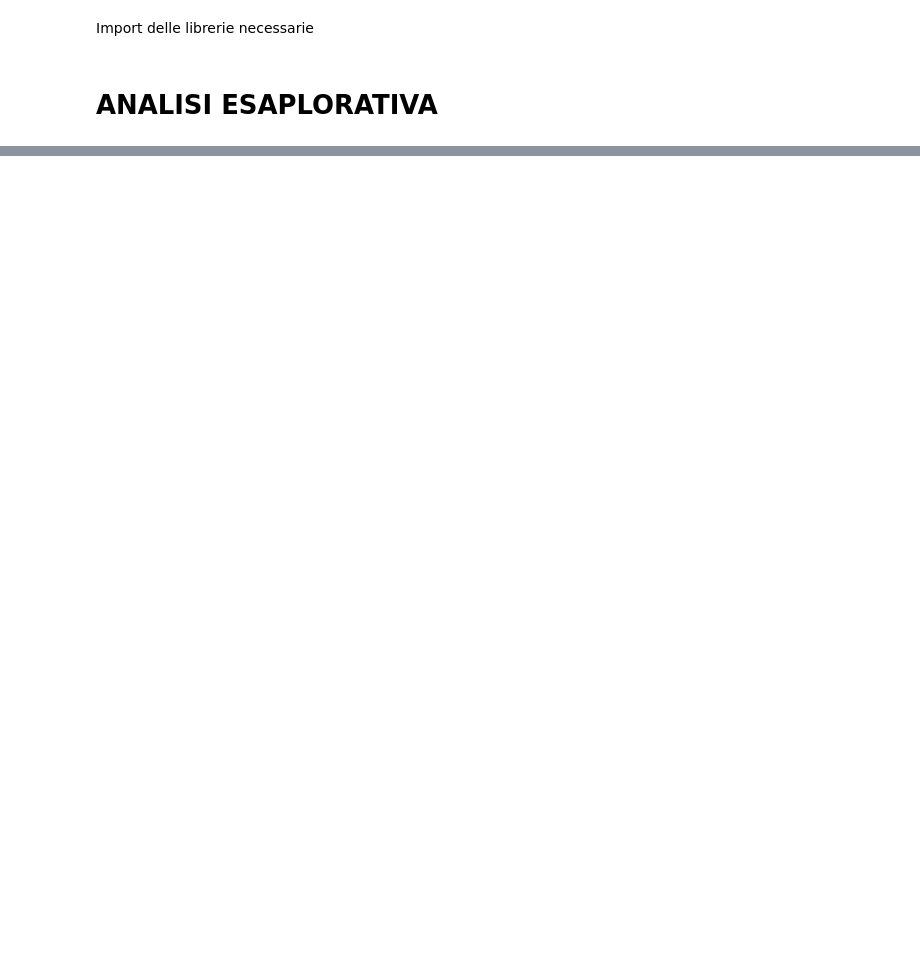
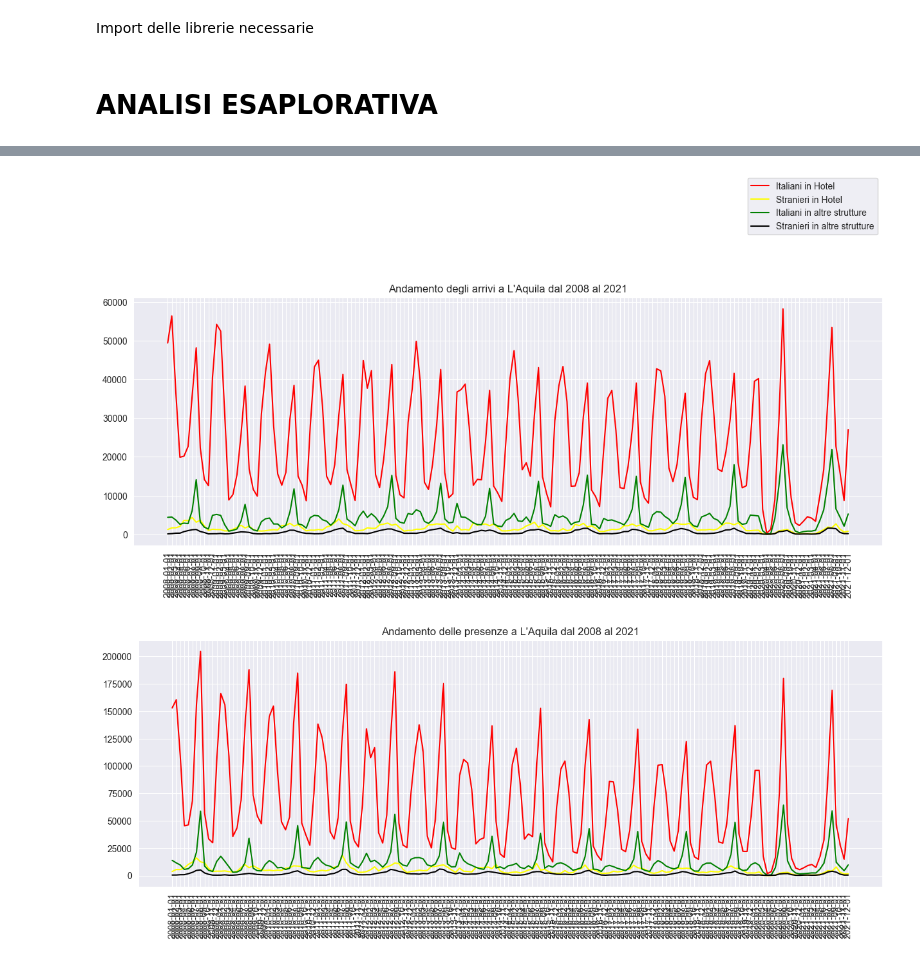
Before and after one commit to FedericoFornone/Laboratorio_Integrato, a Jupyter notebook: data_analysis/eda_province.ipynb, the cells around one changed output, grey strips where cells are left out. Cells and saved outputs as stored; diff of their text form; code cells hidden in the pictures; blank space fills up the shorter version.

```diff
--- a/data_analysis/eda_province.ipynb
+++ b/data_analysis/eda_province.ipynb
@@ -191,0 +149,24 @@ ModuleNotFoundError: No module named 'skforecast'
+# %%
+plt.figure(figsize=(15,5))
+plt.xticks(rotation=90)
+arrivals_aquila = Plot(mask_laq_hotel_ita.Date.size, mask_laq_hotel_ita['Arrivals'].size)
+arrivals_aquila.tracciato(mask_laq_hotel_ita.Date, mask_laq_hotel_ita['Arrivals'], "Italiani in Hotel", "red")
+arrivals_aquila.tracciato(mask_laq_hotel_ita.Date, mask_laq_hotel_ext['Arrivals'], "Stranieri in Hotel", "yellow")
+arrivals_aquila.tracciato(mask_laq_hotel_ita.Date, mask_laq_nothotel_ita['Arrivals'], "Italiani in altre strutture", "green")
+arrivals_aquila.tracciato(mask_laq_hotel_ita.Date, mask_laq_nothotel_ext['Arrivals'], "Stranieri in altre strutture", "black")
+plt.title("Andamento degli arrivi a L'Aquila dal 2008 al 2021")
+plt.legend(bbox_to_anchor=(1, 1.50))
+plt.show()
+
+plt.figure(figsize=(15,5))
+plt.xticks(rotation=90)
+attendance_aquila = Plot(mask_laq_hotel_ita.Date.size, mask_laq_hotel_ita['Attendance'].size)
+attendance_aquila.tracciato(mask_laq_hotel_ita.Date, mask_laq_hotel_ita['Attendance'], "Italiani in Hotel", "red")
+attendance_aquila.tracciato(mask_laq_hotel_ita.Date, mask_laq_hotel_ext['Attendance'], "Stranieri in Hotel", "yellow")
+attendance_aquila.tracciato(mask_laq_hotel_ita.Date, mask_laq_nothotel_ita['Attendance'], "Italiani in altre strutture", "green")
+attendance_aquila.tracciato(mask_laq_hotel_ita.Date, mask_laq_nothotel_ext['Attendance'], "Stranieri in altre strutture", "black")
+plt.title("Andamento delle presenze a L'Aquila dal 2008 al 2021")
+plt.show()
+# %% [output]
+[figure, added]
+[figure, added]
```
Also changed, not shown: parts of 14 cells of this notebook, 1 other file.
